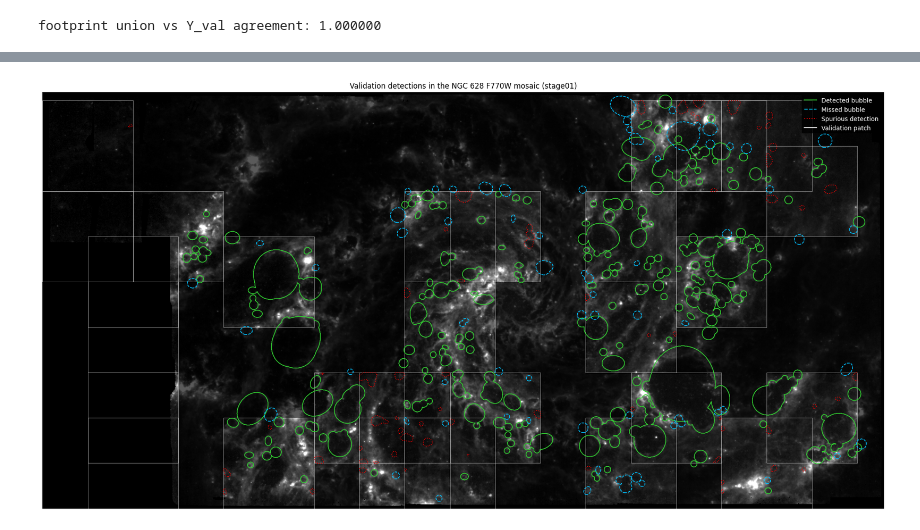
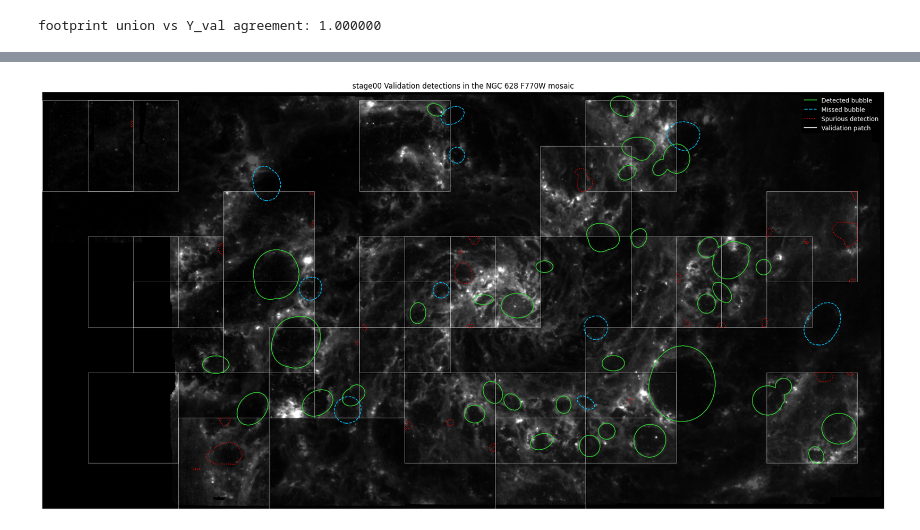
Before and after one commit to shailaja-mahara/bubbleDetection, a Jupyter notebook: notebooks/perClassEvaluation.ipynb, the cells around one changed output, grey strips where cells are left out. Drawn from its saved outputs; the diff is of its cells as text; code cells hidden in the pictures.

```diff
--- a/notebooks/perClassEvaluation.ipynb
+++ b/notebooks/perClassEvaluation.ipynb
@@ -30,6 +30,8 @@ BIN_THRESHOLD = 0.5       # prediction binarization (the defensible default)
 COVERAGE_THRESHOLD = 0.5  # bubble counts as detected above this coverage
 MIN_BLOB_PX = 20          # ignore predicted blobs smaller than this
 DISTANCE_PC = 9.77e6
+
+ACTIVE_STAGE = "stage00"
 
 FIGURE_DIR = "../outputs/figures"
 CLASS_COLORS = {"edgeLarge": "#2a78d6", "giants": "#1baf7a"}  # CVD-validated pair
@@ -47,7 +49,7 @@ PLOTS_PATH = "../outputs/figures/plots"
 
 os.makedirs(PLOTS_PATH, exist_ok=True)
 
-MODEL_PATH = os.path.join(MODEL_DIR, ACTIVE_STAGE+"bubble_unet.keras")
+MODEL_PATH = os.path.join(MODEL_DIR, f"{ACTIVE_STAGE}bubble_unet.keras")
 
 CURRICULUM_STAGES = {
     "stage00": ["edgeLarge"],
@@ -57,8 +59,6 @@ CURRICULUM_STAGES = {
     "stage04": ["small", "medium", "large", "giants", "edgeLarge"],
     "stage05": ["tiny", "small", "medium", "large", "giants", "edgeLarge"],
 }
-
-ACTIVE_STAGE = "stage01"
 # %%
 
 X = np.load(os.path.join(PATCH_DIR, "X.npy"))
@@ -369,33 +367,33 @@ ax.imshow(dim, origin="lower")
 ax.contour(detected_full, levels=[0.5], colors="limegreen",
            linestyles="solid", linewidths=1.2)
 ax.contour(missed_full, levels=[0.5], colors="deepskyblue",
            linestyles="dashed", linewidths=1.2)
 ax.contour((spurious_full > 0).astype(float), levels=[0.5], colors="red",
            linestyles="dotted", linewidths=1.2)
 
 for _, row in val_meta.iterrows():
     ax.add_patch(Rectangle((row.x_start, row.y_start), PATCH_SIZE, PATCH_SIZE,
                            fill=False, edgecolor="white", linewidth=0.6, alpha=0.6))
 
 legend_items = [
     Line2D([], [], color="limegreen", linestyle="solid", label="Detected bubble"),
     Line2D([], [], color="deepskyblue", linestyle="dashed", label="Missed bubble"),
     Line2D([], [], color="red", linestyle="dotted", label="Spurious detection"),
     Line2D([], [], color="white", linestyle="solid", label="Validation patch"),
 ]
 ax.legend(handles=legend_items, loc="upper right", frameon=True,
           facecolor="black", labelcolor="white", edgecolor="none")
-ax.set_title("Validation detections in the NGC 628 F770W mosaic (stage01)")
+ax.set_title(f"{ACTIVE_STAGE} Validation detections in the NGC 628 F770W mosaic")
 ax.axis("off")
 
 plt.tight_layout()
 
 # saving class mosiac png file
 
-output_mosaic = os.path.join(FIGURE_DIR, "perClassEvalMosaic.png")
+output_mosaic = os.path.join(FIGURE_DIR, f"{ACTIVE_STAGE}perClassEvalMosaic.png")
 # output_mosaic = os.path.join(FIGURE_DIR, "perClassEvalMosaic.pdf")
 
 plt.savefig(output_mosaic, dpi=300, bbox_inches="tight")
 plt.show()
 # %% [output]
-[figure, old version]
+[figure, new version]
```
Also changed, not shown: parts of 7 cells of this notebook, 46 other files.
